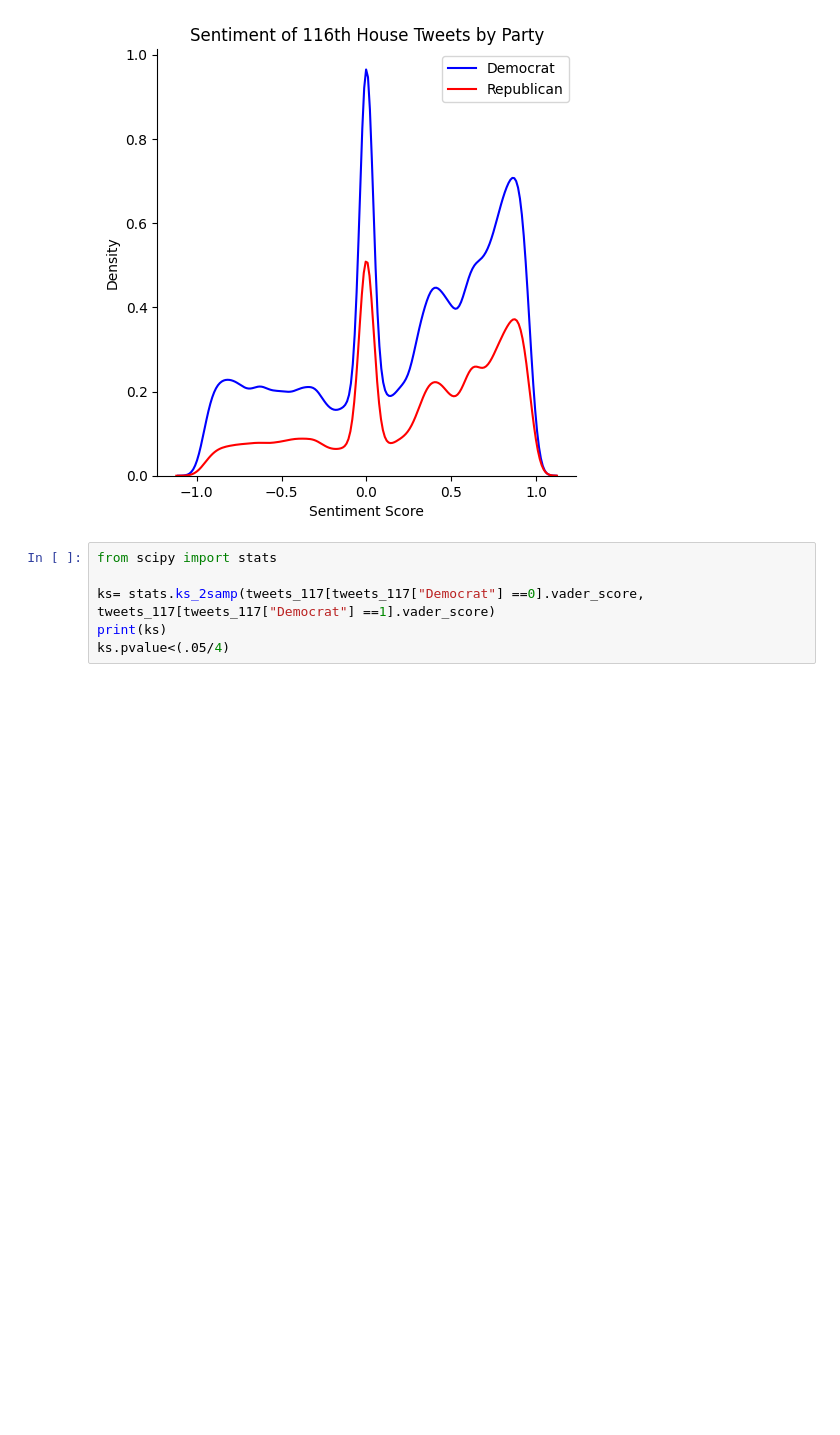
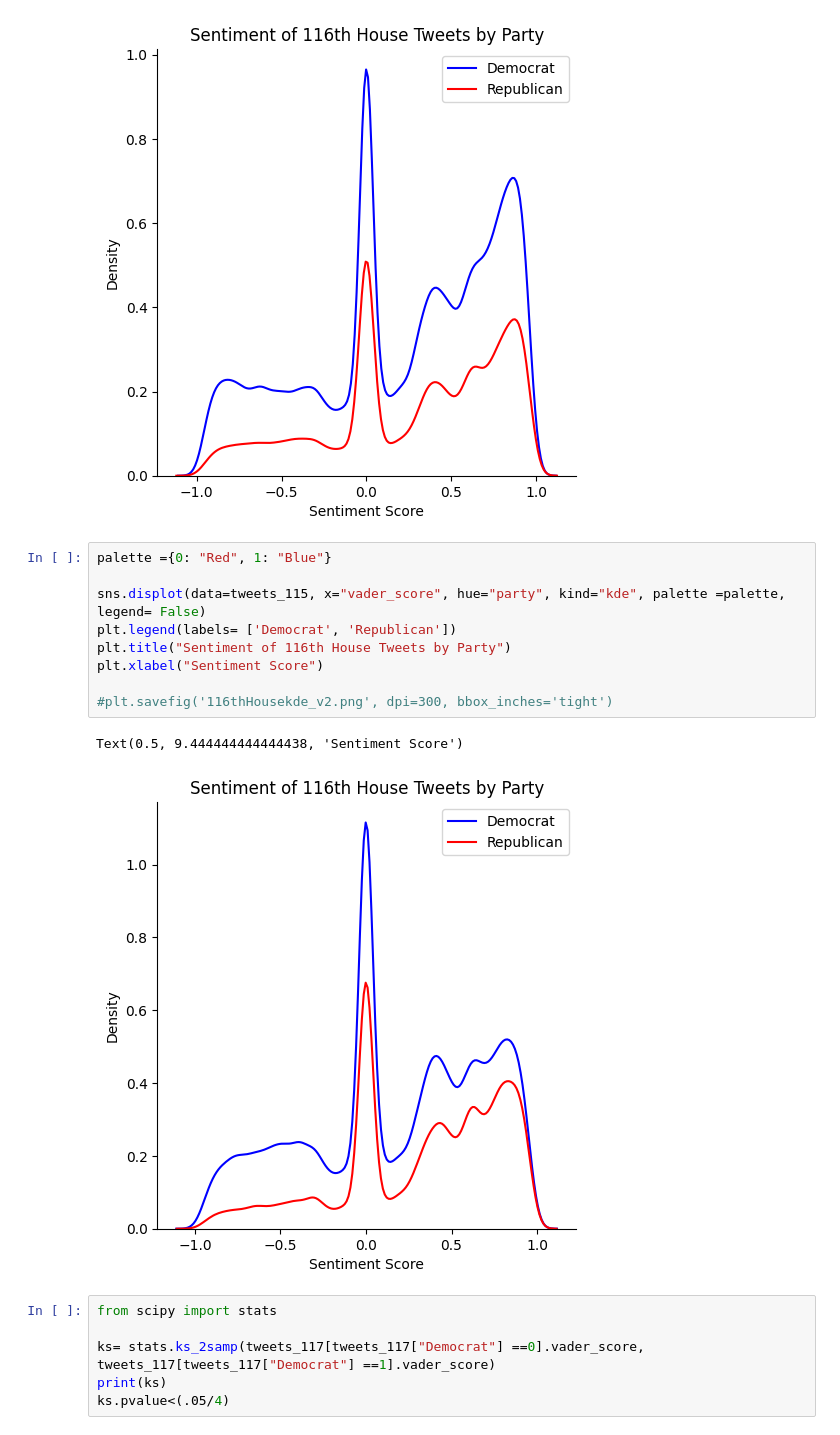
Before and after one commit to caramnix/CapitolLetters, a Jupyter notebook: figure and ks code/sentiment figures/kde_plots_sentiment.ipynb, the cells around one changed output. Saved outputs shown, nothing was run; the diff lists cells and outputs as text; blank space fills up the shorter version.

Commit message:
getting 115th sentiment + updating joint kde figs

```diff
--- a/figure and ks code/sentiment figures/kde_plots_sentiment.ipynb
+++ b/figure and ks code/sentiment figures/kde_plots_sentiment.ipynb
@@ -64,6 +65,18 @@ plt.xlabel("Sentiment Score")
 # %% [output]
 Text(0.5, 9.444444444444438, 'Sentiment Score')
 [figure]
+# %%
+palette ={0: "Red", 1: "Blue"}
+
+sns.displot(data=tweets_115, x="vader_score", hue="party", kind="kde", palette =palette, legend= False)
+plt.legend(labels= ['Democrat', 'Republican'])
+plt.title("Sentiment of 116th House Tweets by Party")
+plt.xlabel("Sentiment Score")
+
+#plt.savefig('116thHousekde_v2.png', dpi=300, bbox_inches='tight')
+# %% [output]
+Text(0.5, 9.444444444444438, 'Sentiment Score')
+[figure, added]
 # %%
 from scipy import stats
 
```
Also changed, not shown: parts of 6 cells of this notebook, 3 other files.
